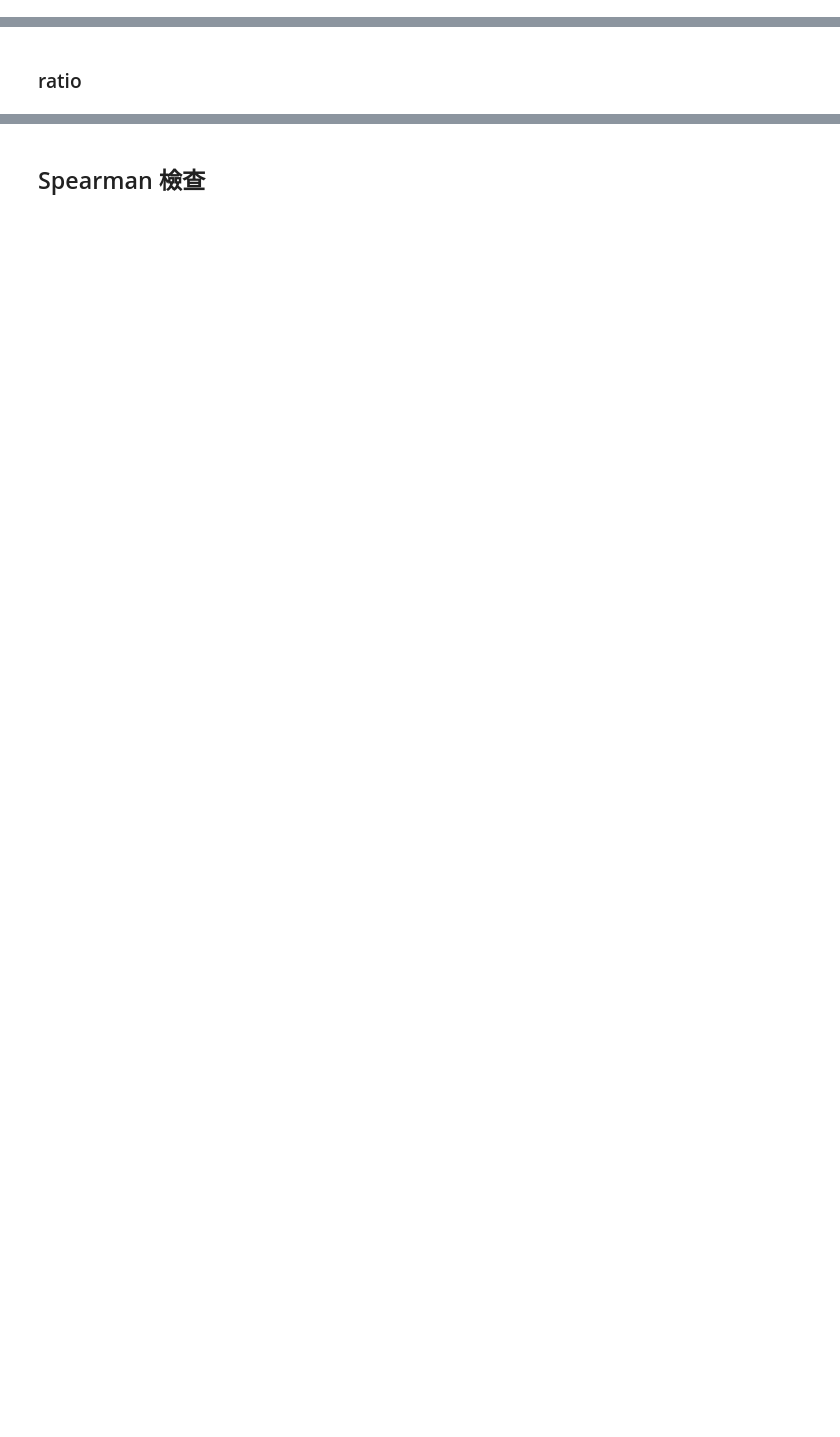
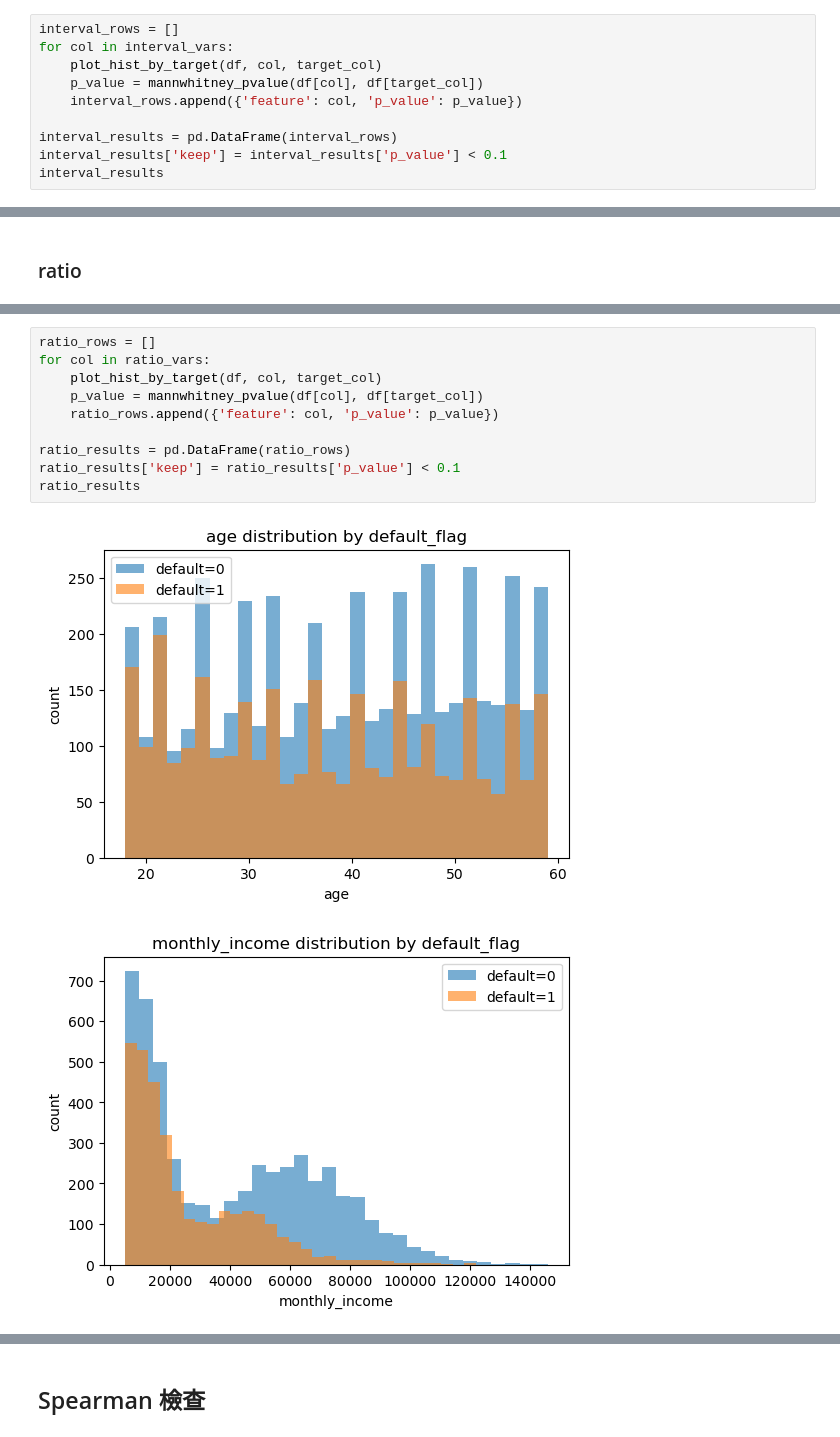
Before and after one commit to BobbleUnderBox/DataMiningG1FinalProject, a Jupyter notebook: notebooks/04_statistical_methods.ipynb, the cells around one changed output, grey strips where cells are left out. Saved outputs shown, nothing was run; the diff lists cells and outputs as text; blank space fills up the shorter version.

```diff
--- a/notebooks/04_statistical_methods.ipynb
+++ b/notebooks/04_statistical_methods.ipynb
@@ -43,0 +169,10 @@ IV > 0.01 或是 卡方檢定的 p-value < 0.1，就列出。
+# %%
+interval_rows = []
+for col in interval_vars:
+    plot_hist_by_target(df, col, target_col)
+    p_value = mannwhitney_pvalue(df[col], df[target_col])
+    interval_rows.append({'feature': col, 'p_value': p_value})
+
+interval_results = pd.DataFrame(interval_rows)
+interval_results['keep'] = interval_results['p_value'] < 0.1
+interval_results
@@ -45,0 +193,13 @@ IV > 0.01 或是 卡方檢定的 p-value < 0.1，就列出。
+# %%
+ratio_rows = []
+for col in ratio_vars:
+    plot_hist_by_target(df, col, target_col)
+    p_value = mannwhitney_pvalue(df[col], df[target_col])
+    ratio_rows.append({'feature': col, 'p_value': p_value})
+
+ratio_results = pd.DataFrame(ratio_rows)
+ratio_results['keep'] = ratio_results['p_value'] < 0.1
+ratio_results
+# %% [output]
+[figure, added]
+[figure, added]
```
Also changed, not shown: parts of 17 cells of this notebook, 8 other files.
